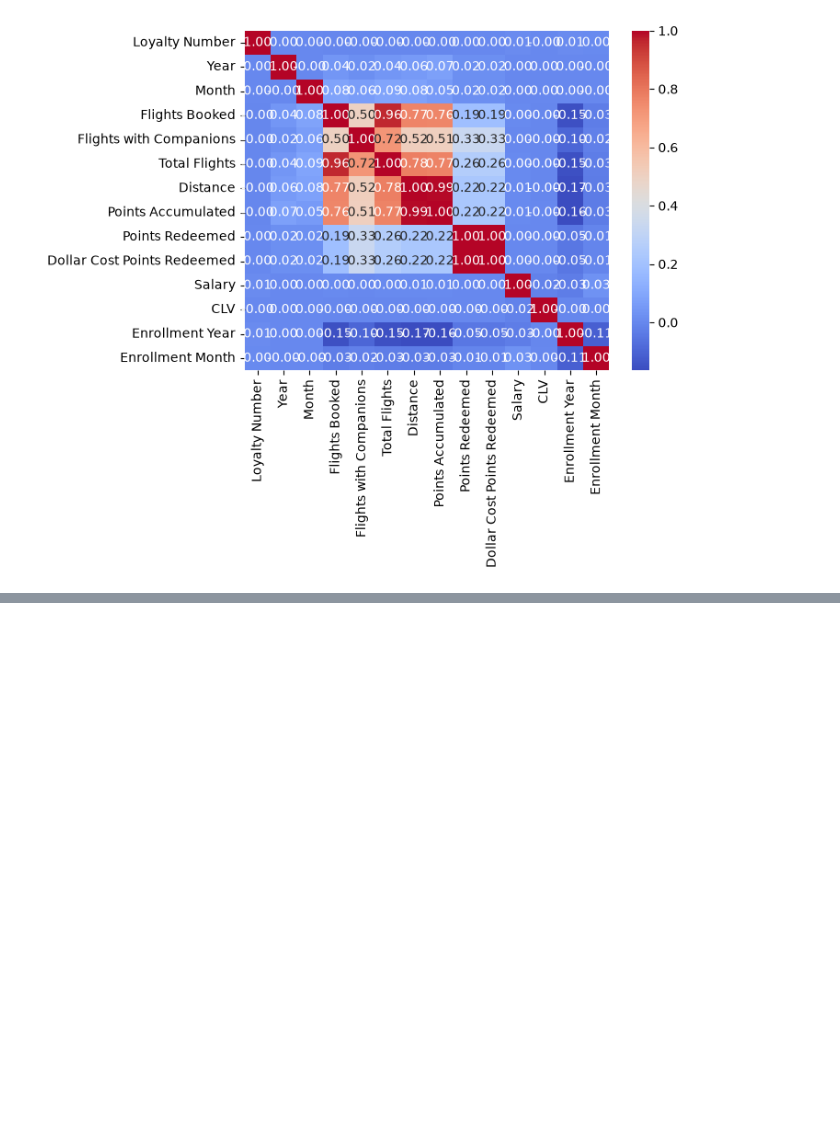
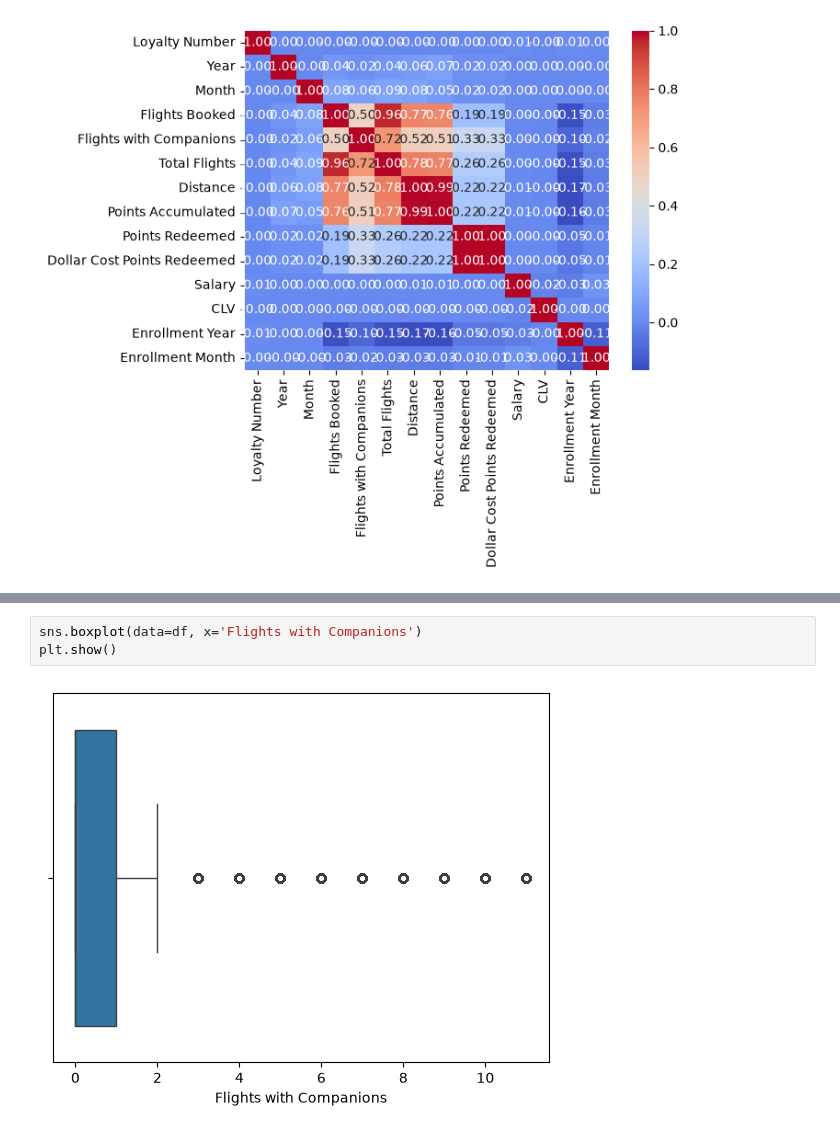
Before and after one commit to Adalab/bda-modulo-3-evaluacion-final-rinsunzaa, a Jupyter notebook: eva.ipynb, the cells around one changed output, grey strips where cells are left out. Saved outputs shown, nothing was run; the diff lists cells and outputs as text; blank space fills up the shorter version.

```diff
--- a/eva.ipynb
+++ b/eva.ipynb
@@ -366,0 +410,5 @@ sns.heatmap(matriz, annot=True, cmap='coolwarm', fmt='.2f')
+# %%
+sns.boxplot(data=df, x='Flights with Companions')
+plt.show()
+# %% [output]
+[figure, added]
```
Also changed, not shown: parts of 53 cells of this notebook, 1 other file.
